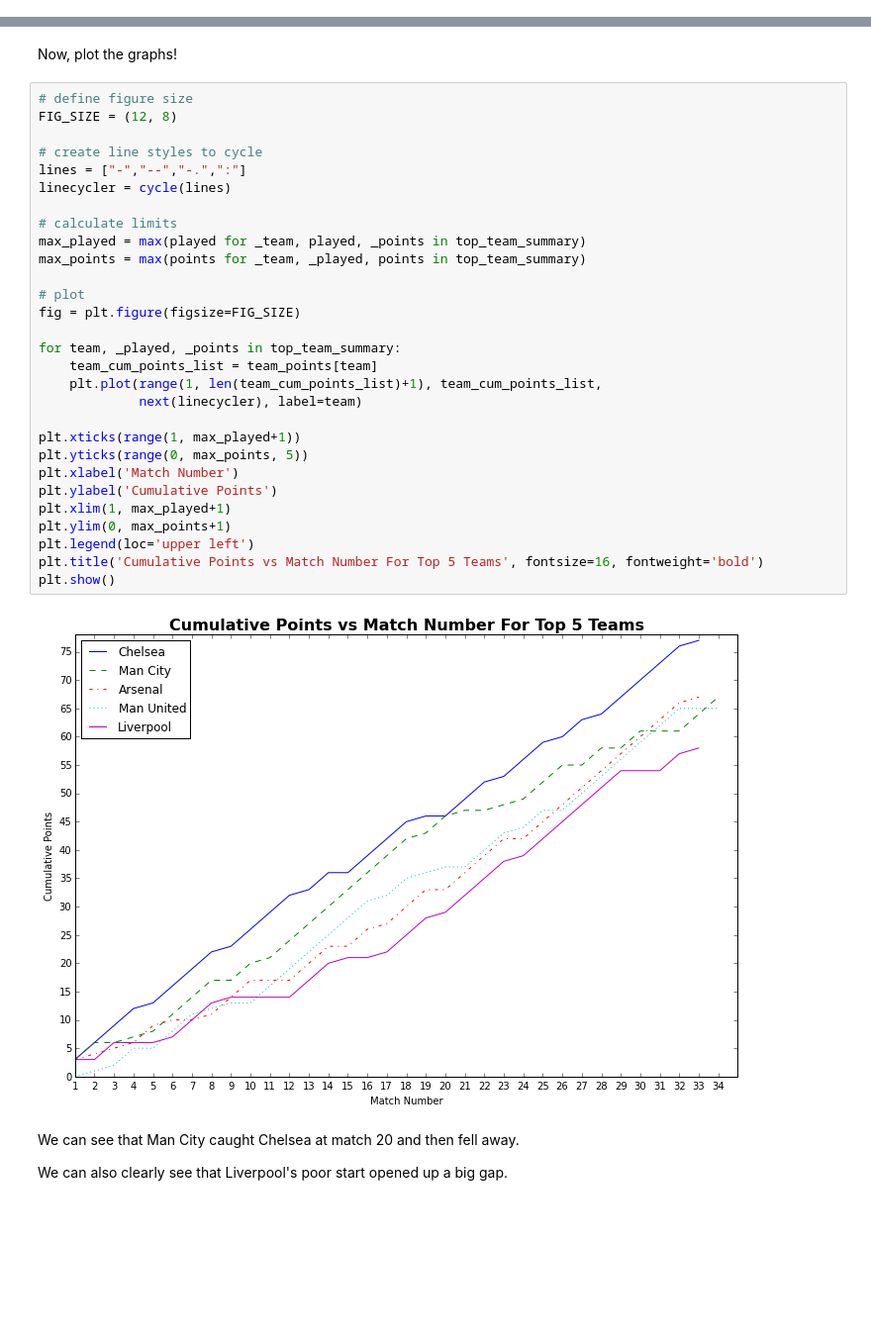
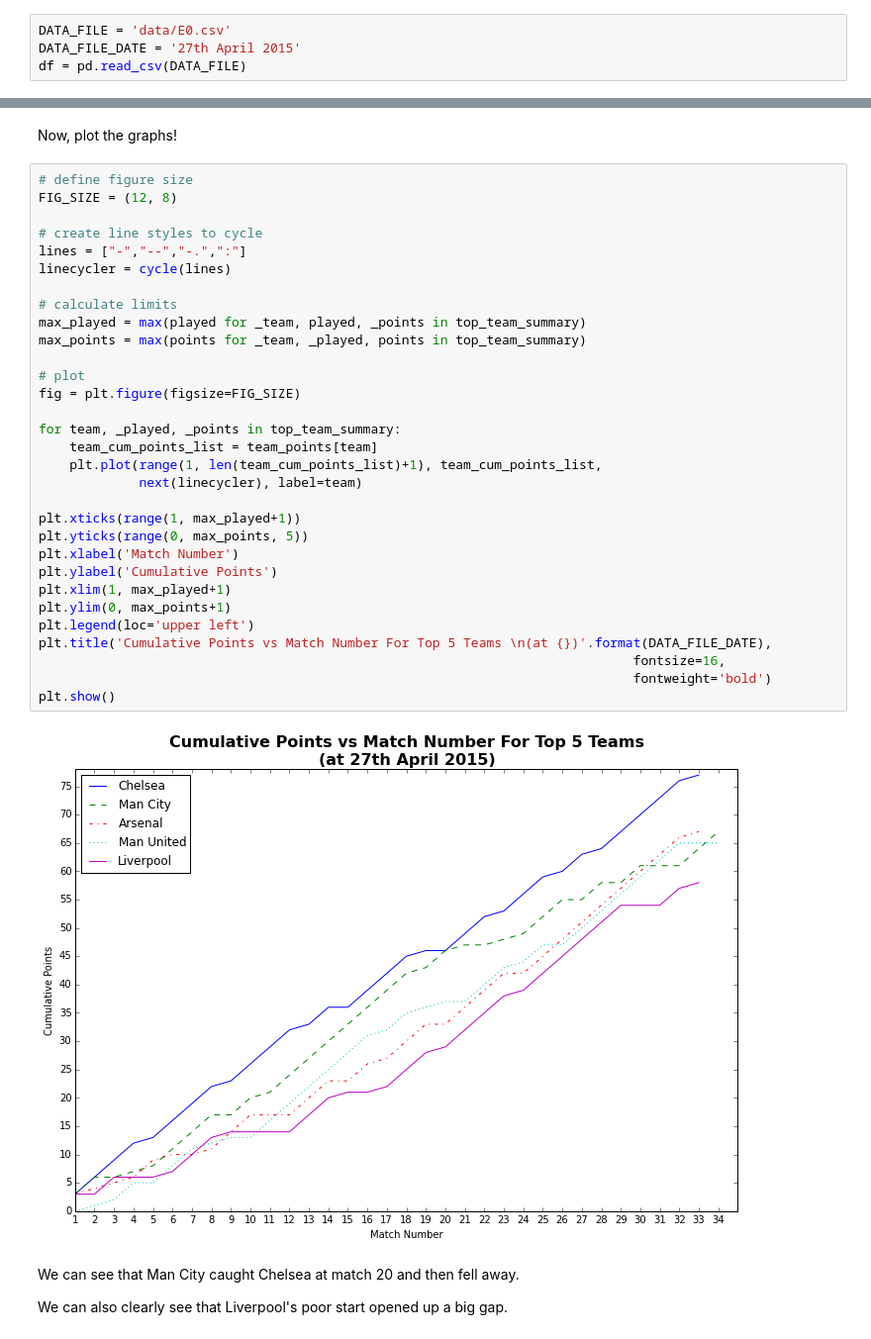
Before and after one commit to terrydolan/prem, a Jupyter notebook: prem-analysis.ipynb, the cells around one changed output, grey strips where cells are left out. Shown at 99% size. Saved outputs shown, nothing was run; the diff lists cells and outputs as text; blank space fills up the shorter version.

```diff
--- a/prem-analysis.ipynb
+++ b/prem-analysis.ipynb
@@ -38,3 +36,7 @@ df = pd.read_csv('data/E0.csv')
+# %%
+DATA_FILE = 'data/E0.csv'
+DATA_FILE_DATE = '27th April 2015'
+df = pd.read_csv(DATA_FILE)
 # %% [markdown]
 Check the number of rows and columns.
 # %%
@@ -645,34 +627,36 @@ Now, plot the graphs!
 # %%
 # define figure size
 FIG_SIZE = (12, 8)
 
 # create line styles to cycle
 lines = ["-","--","-.",":"]
 linecycler = cycle(lines)
 
 # calculate limits
 max_played = max(played for _team, played, _points in top_team_summary)
 max_points = max(points for _team, _played, points in top_team_summary)
 
 # plot
 fig = plt.figure(figsize=FIG_SIZE)
 
 for team, _played, _points in top_team_summary:
     team_cum_points_list = team_points[team]
     plt.plot(range(1, len(team_cum_points_list)+1), team_cum_points_list,
              next(linecycler), label=team)
 
 plt.xticks(range(1, max_played+1))
 plt.yticks(range(0, max_points, 5))
 plt.xlabel('Match Number')
 plt.ylabel('Cumulative Points')
 plt.xlim(1, max_played+1)
 plt.ylim(0, max_points+1)
 plt.legend(loc='upper left')
-plt.title('Cumulative Points vs Match Number For Top 5 Teams', fontsize=16, fontweight='bold')
+plt.title('Cumulative Points vs Match Number For Top 5 Teams \n(at {})'.format(DATA_FILE_DATE),
+                                                                             fontsize=16,
+                                                                             fontweight='bold')
 plt.show()
 # %% [output]
-[figure, old version]
+[figure, new version]
 # %% [markdown]
 We can see that Man City caught Chelsea at match 20 and then fell away.
 
```
Also changed, not shown: parts of 20 cells of this notebook.
